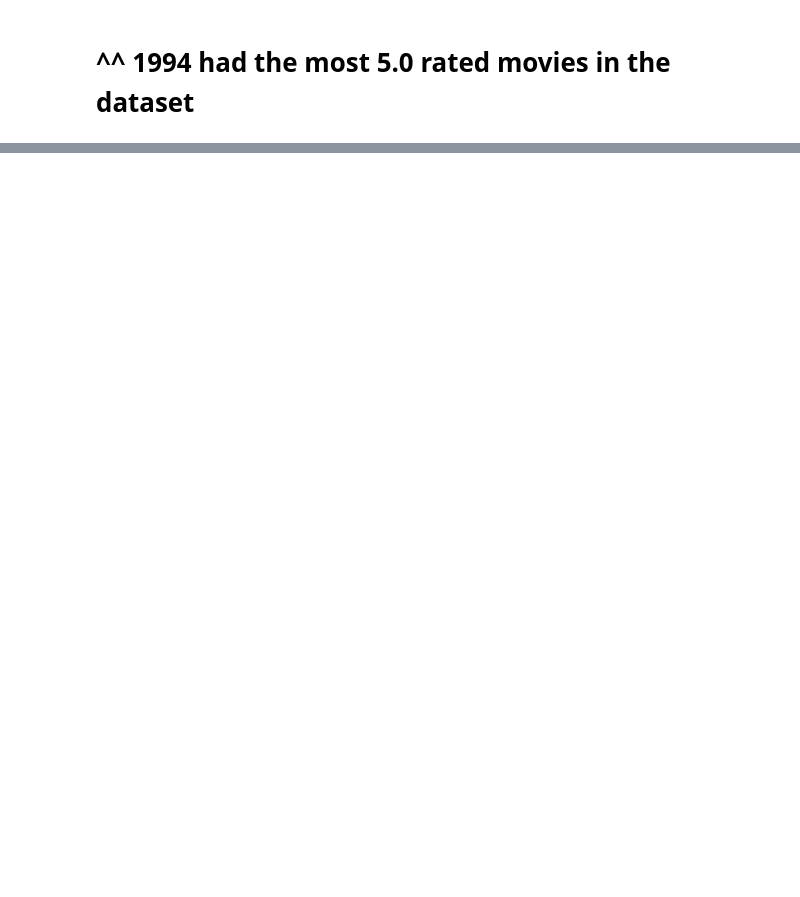
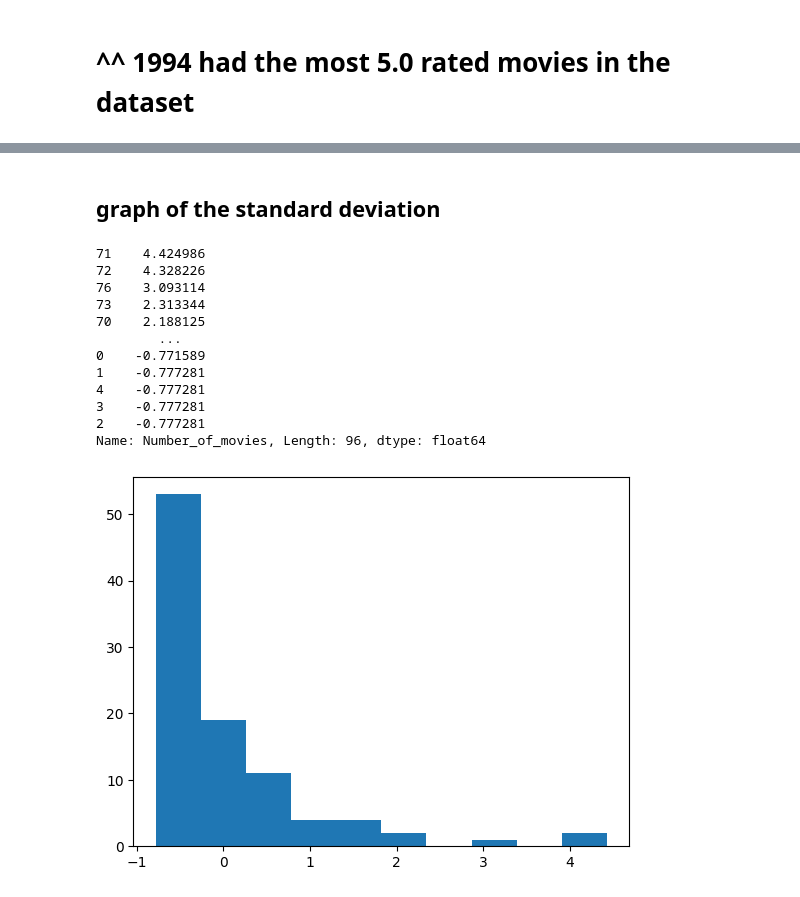
Before and after one commit to ccthatsme/djangodatamovie, a Jupyter notebook: Untitled-2.ipynb, the cells around one changed output, grey strips where cells are left out. Saved outputs shown, nothing was run; the diff lists cells and outputs as text; code cells hidden in the pictures; blank space fills up the shorter version.

```diff
--- a/Untitled-2.ipynb
+++ b/Untitled-2.ipynb
@@ -152,0 +172,32 @@ movieWithHighestRating.head()
+# %% [markdown]
+## graph of the standard deviation
+# %%
+import matplotlib.pyplot as plt
+
+stdDevValueofMoviesWith5Stars = np.std(movieWithHighestRating['Number_of_movies'])
+
+# stdDevValueofMoviesWith5Stars = movieWithHighestRating.groupby('Year')['Number_of_movies'].std()
+
+# plt.hist(stdDevValueofMoviesWith5Stars)
+# plt.show()
+
+numberofMoviesStandardized = ((movieWithHighestRating['Number_of_movies']) - mean5StarsPerYear) / stdDevValueofMoviesWith5Stars
+
+print(numberofMoviesStandardized)
+
+plt.hist(numberofMoviesStandardized)
+plt.show()
+# %% [output]
+71    4.424986
+72    4.328226
+76    3.093114
+73    2.313344
+70    2.188125
+        ...
+0    -0.771589
+1    -0.777281
+4    -0.777281
+3    -0.777281
+2    -0.777281
+Name: Number_of_movies, Length: 96, dtype: float64
+[figure, added]
```
Also changed, not shown: parts of 6 cells of this notebook.
